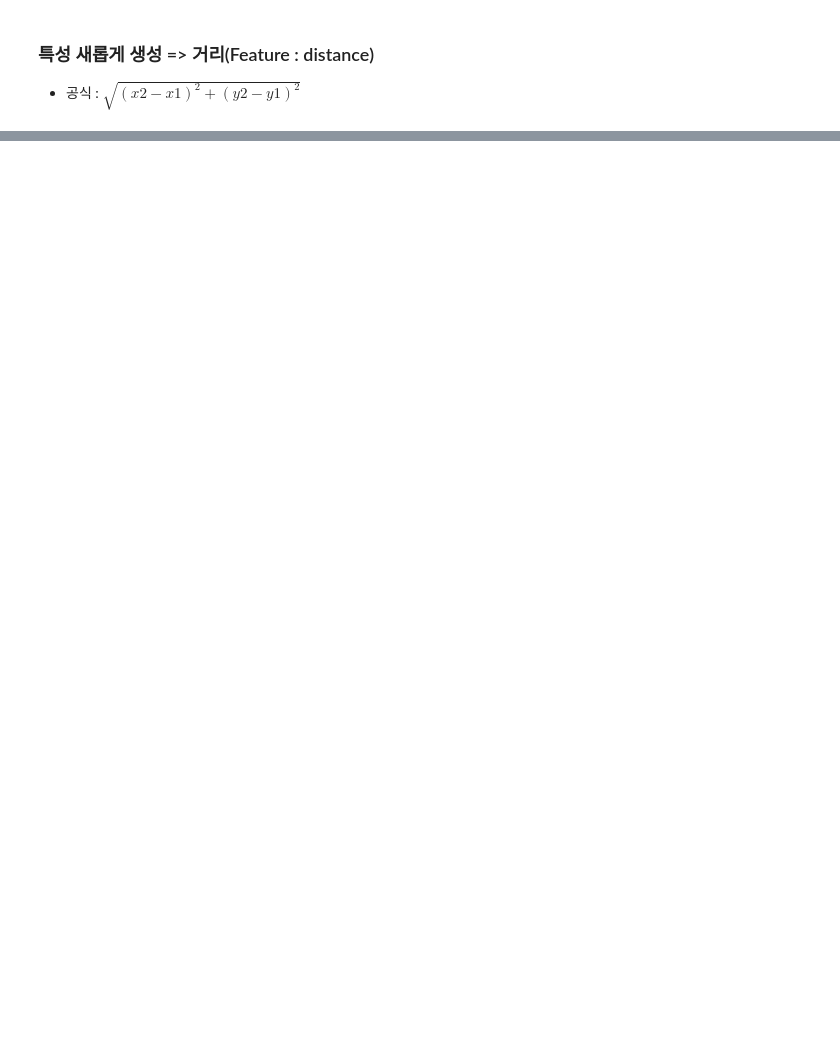
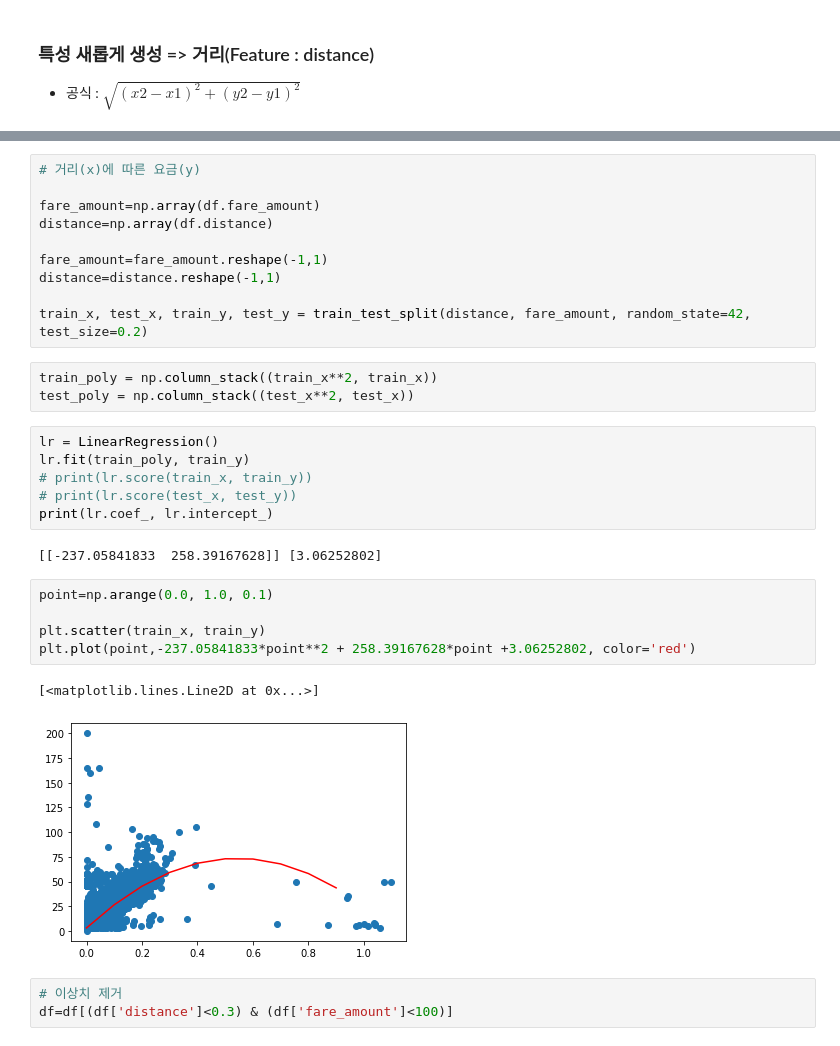
Before and after one commit to qud0511/Machine-Learning, a Jupyter notebook: Kim_ML/0901ex_taxi_regr.ipynb, the cells around one changed output, grey strips where cells are left out. Drawn from its saved outputs; the diff is of its cells as text; blank space fills up the shorter version.

```diff
--- a/Kim_ML/0901ex_taxi_regr.ipynb
+++ b/Kim_ML/0901ex_taxi_regr.ipynb
@@ -102,0 +140,32 @@ Name: distance, Length: 5000, dtype: float64
+# %%
+# 거리(x)에 따른 요금(y)
+
+fare_amount=np.array(df.fare_amount)
+distance=np.array(df.distance)
+
+fare_amount=fare_amount.reshape(-1,1)
+distance=distance.reshape(-1,1)
+
+train_x, test_x, train_y, test_y = train_test_split(distance, fare_amount, random_state=42, test_size=0.2)
+# %%
+train_poly = np.column_stack((train_x**2, train_x))
+test_poly = np.column_stack((test_x**2, test_x))
+# %%
+lr = LinearRegression()
+lr.fit(train_poly, train_y)
+# print(lr.score(train_x, train_y))
+# print(lr.score(test_x, test_y))
+print(lr.coef_, lr.intercept_)
+# %% [output]
+[[-237.05841833  258.39167628]] [3.06252802]
+# %%
+point=np.arange(0.0, 1.0, 0.1)
+
+plt.scatter(train_x, train_y)
+plt.plot(point,-237.05841833*point**2 + 258.39167628*point +3.06252802, color='red')
+# %% [output]
+[<matplotlib.lines.Line2D at 0x...>]
+[figure, added]
+# %%
+# 이상치 제거
+df=df[(df['distance']<0.3) & (df['fare_amount']<100)]
```
Also changed, not shown: parts of 13 cells of this notebook, 1 other file.
